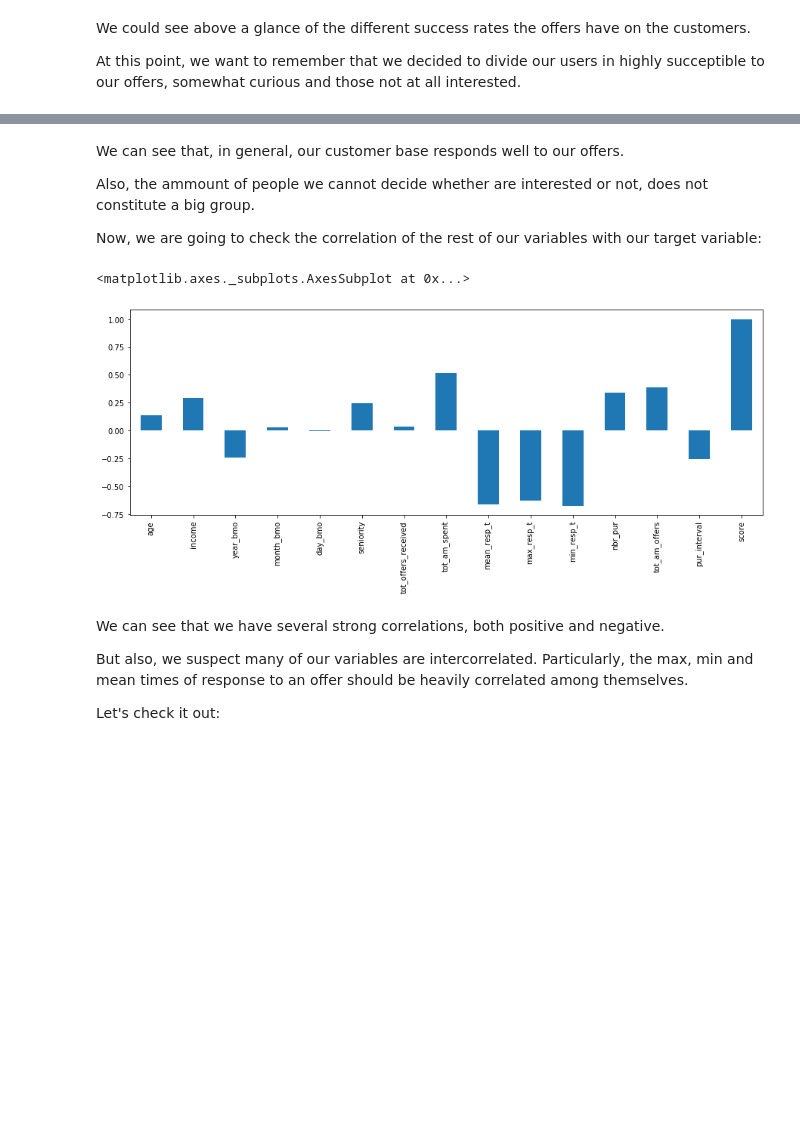
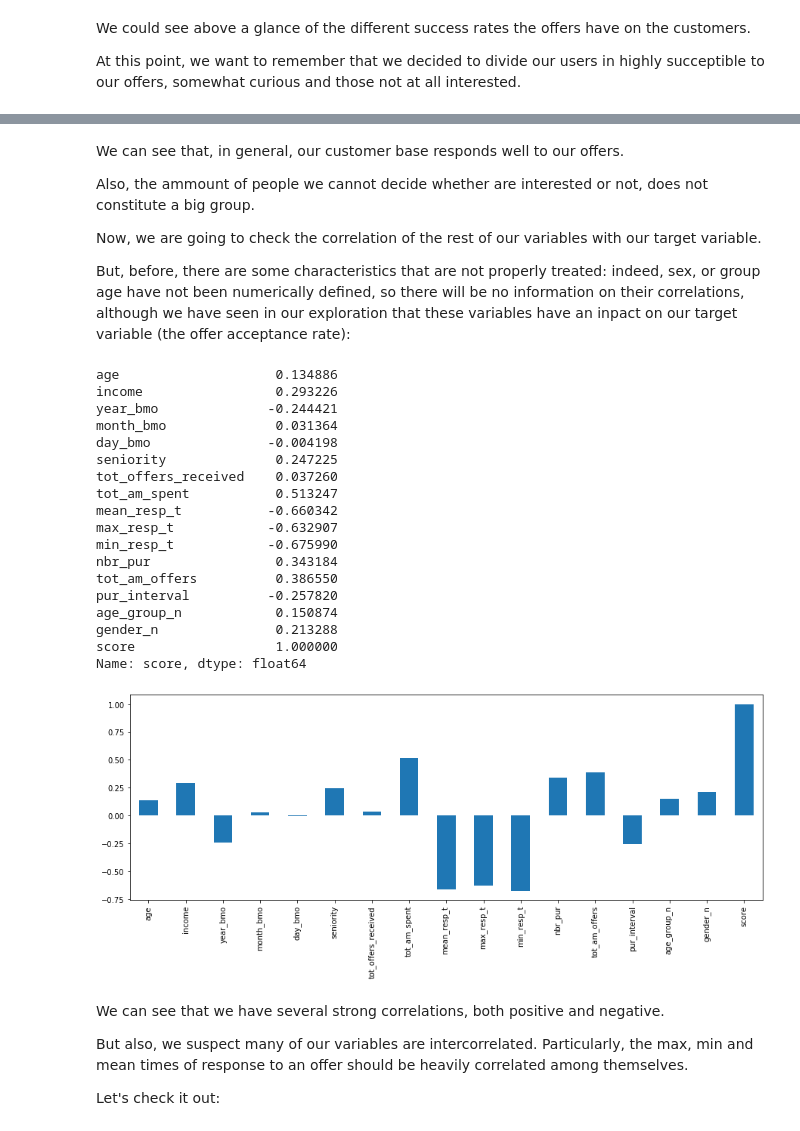
Before and after one commit to IllanL/Udacity_ML_Eng, a Jupyter notebook: Capstone project - Starbucks/Starbucks_Capstone_Modelling.ipynb, the cells around one changed output, grey strips where cells are left out. Cells and saved outputs as stored; diff of their text form; code cells hidden in the pictures; blank space fills up the shorter version.

```diff
--- a/Capstone project - Starbucks/Starbucks_Capstone_Modelling.ipynb
+++ b/Capstone project - Starbucks/Starbucks_Capstone_Modelling.ipynb
@@ -56,12 +72,38 @@ We can see that, in general, our customer base responds well to our offers.
 
 Also, the ammount of people we cannot decide whether are interested or not, does not constitute a big group.
 
-Now, we are going to check the correlation of the rest of our variables with our target variable:
+Now, we are going to check the correlation of the rest of our variables with our target variable.
+
+But, before, there are some characteristics that are not properly treated: indeed, sex, or group age have not been numerically defined, so there will be no information on their correlations, although we have seen in our exploration that these variables have an inpact on our target variable (the offer acceptance rate):
+# %%
+pos = len(clean_profile_expanded.columns) - 1
+
+for col in ['gender', 'age_group']:
+    col_dict = dict(clean_profile_expanded.groupby(col)['score'].mean())
+    clean_profile_expanded.insert(pos, col+'_n', clean_profile_expanded[col].apply(lambda x: col_dict[x]))
 # %%
 clean_profile_expanded.corr()['score'].plot('bar')
+clean_profile_expanded.corr()['score']
 # %% [output]
-<matplotlib.axes._subplots.AxesSubplot at 0x...>
+age                    0.134886
+income                 0.293226
+year_bmo              -0.244421
+month_bmo              0.031364
+day_bmo               -0.004198
+seniority              0.247225
+tot_offers_received    0.037260
+tot_am_spent           0.513247
+mean_resp_t           -0.660342
+max_resp_t            -0.632907
+min_resp_t            -0.675990
+nbr_pur                0.343184
+tot_am_offers          0.386550
+pur_interval          -0.257820
+age_group_n            0.150874
+gender_n               0.213288
+score                  1.000000
+Name: score, dtype: float64
-[figure, old version]
+[figure, new version]
 # %% [markdown]
 We can see that we have several strong correlations, both positive and negative.
 
```
Also changed, not shown: parts of 32 cells of this notebook, 18 other files.
